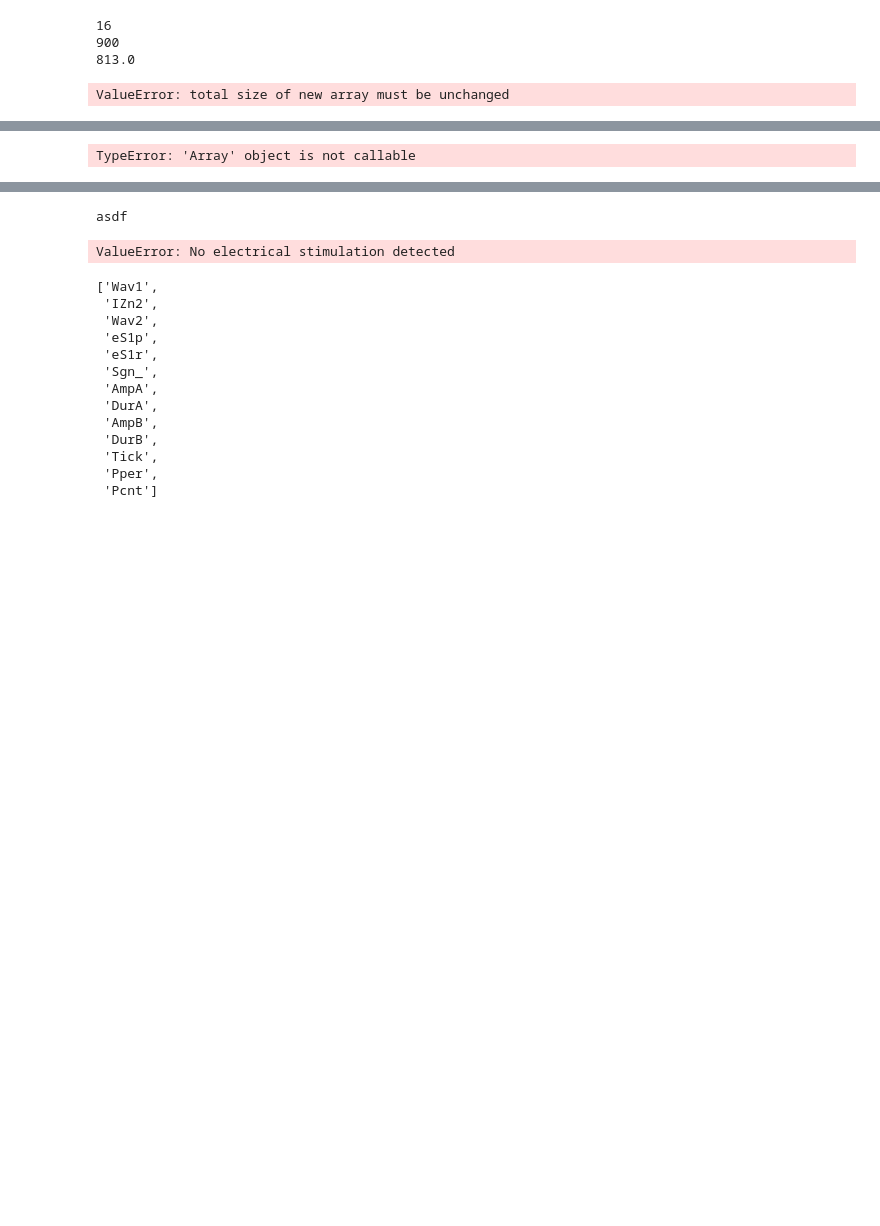
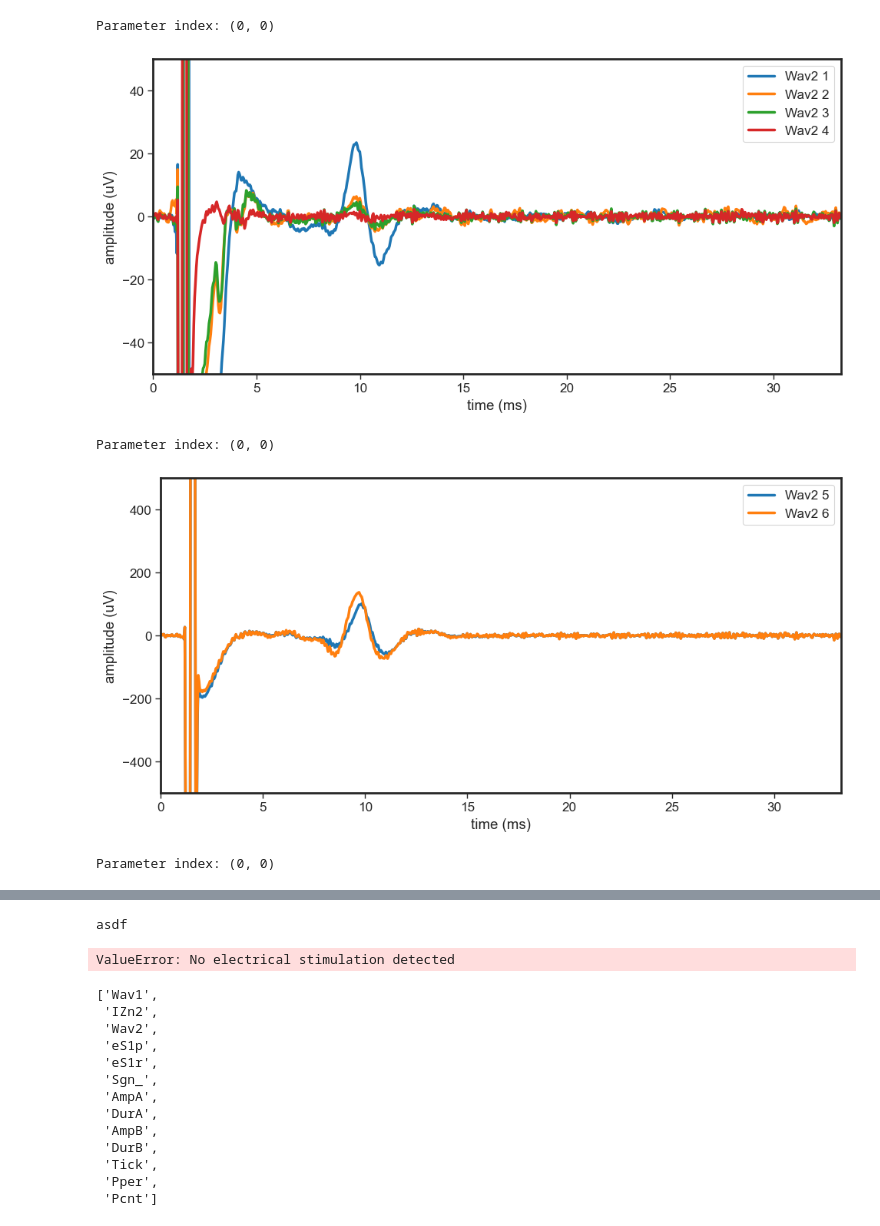
Before and after one commit to ludwig-lab/pyeCAP, a Jupyter notebook: KC_Tank_Import_debug.ipynb, the cells around one changed output, grey strips where cells are left out. Saved outputs shown, nothing was run; the diff lists cells and outputs as text; code cells hidden in the pictures; blank space fills up the shorter version.

```diff
--- a/KC_Tank_Import_debug.ipynb
+++ b/KC_Tank_Import_debug.ipynb
@@ -49,7 +44,10 @@ cap.parameters.parameters
 # %%
-valid_cap.plot(channels = [0,1], parameters = (0,0))
+cap.plot_phase(channels = [0,1,2,3], parameter = (0,0), y_lim = (-50,50), fig_size = (10,5))
+cap.plot_phase(channels = [4,5], parameter = (0,0), y_lim = (-500,500), fig_size = (10,5))
+cap.plot_phase(channels = [6,7], parameter = (0,0), y_lim = (-500,500), fig_size = (10,5))
 # %% [output]
-16
-900
-813.0
+Parameter index: (0, 0)
+[figure, added]
-ValueError: total size of new array must be unchanged
+Parameter index: (0, 0)
+[figure, added]
+Parameter index: (0, 0)
@@ -56,7 +55,3 @@ ValueError: total size of new array must be unchanged
-# %%
-raw_ephys.
-# %% [output]
-TypeError: 'Array' object is not callable
 # %%
 # Import Metadata and TDT Tanks
 tankDF = pd.read_excel('D:\PycharmProjects\ENMapping_internal\ENMapping_Metadata.xlsx', sheet_name='PN1')
```
Also changed, not shown: parts of 5 cells of this notebook, 1 other file.
